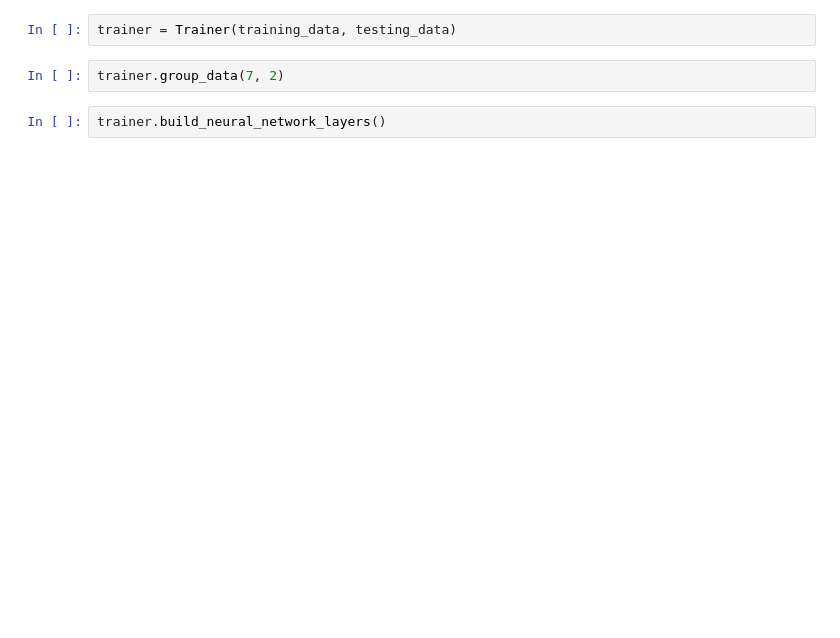
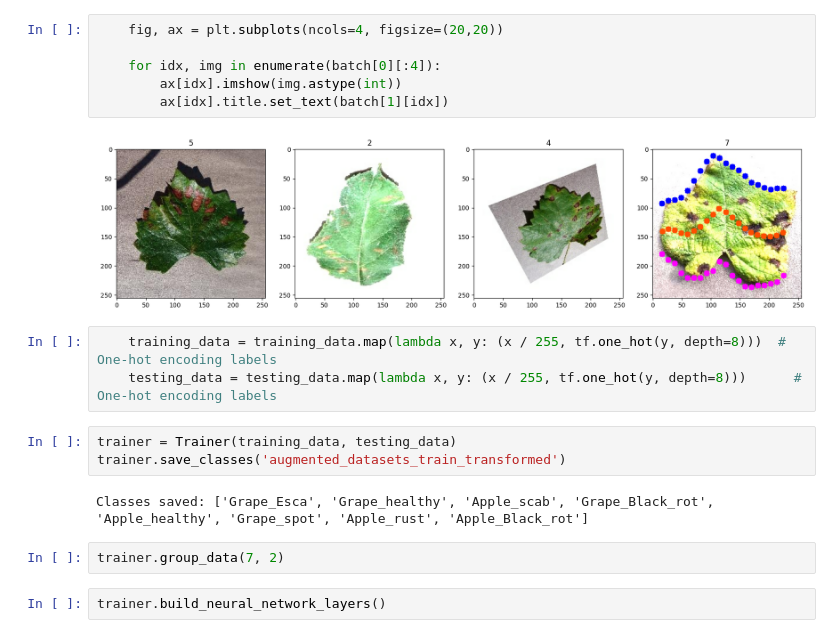
Before and after one commit to aallali/Leaf-Diseases-Classification, a Jupyter notebook: trainer.ipynb, the cells around one changed output. Drawn from its saved outputs; the diff is of its cells as text; blank space fills up the shorter version.

Commit message:
[update]:classifier seems to work: feature/training

```diff
--- a/trainer.ipynb
+++ b/trainer.ipynb
@@ -81,5 +110,19 @@ testing_data = testing_data.map(lambda x,y: (x/255, y))
+# %%
+    fig, ax = plt.subplots(ncols=4, figsize=(20,20))
+
+    for idx, img in enumerate(batch[0][:4]):
+        ax[idx].imshow(img.astype(int))
+        ax[idx].title.set_text(batch[1][idx])
+# %% [output]
+[figure, added]
+# %%
+    training_data = training_data.map(lambda x, y: (x / 255, tf.one_hot(y, depth=8)))  # One-hot encoding labels
+    testing_data = testing_data.map(lambda x, y: (x / 255, tf.one_hot(y, depth=8)))      # One-hot encoding labels
 # %%
 trainer = Trainer(training_data, testing_data)
+trainer.save_classes('augmented_datasets_train_transformed')
+# %% [output]
+Classes saved: ['Grape_Esca', 'Grape_healthy', 'Apple_scab', 'Grape_Black_rot', 'Apple_healthy', 'Grape_spot', 'Apple_rust', 'Apple_Black_rot']
 # %%
 trainer.group_data(7, 2)
 # %%
```
Also changed, not shown: parts of 14 cells of this notebook, 2 other files.
